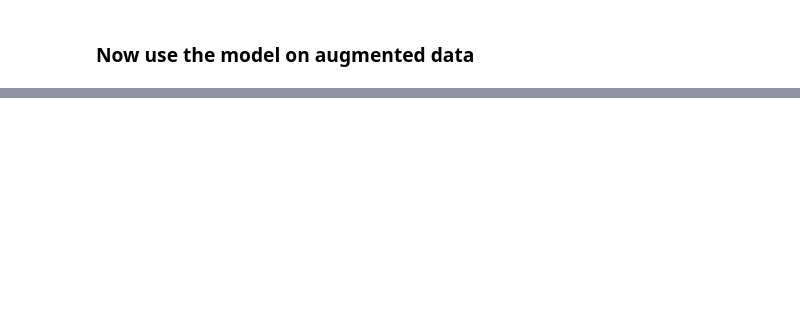
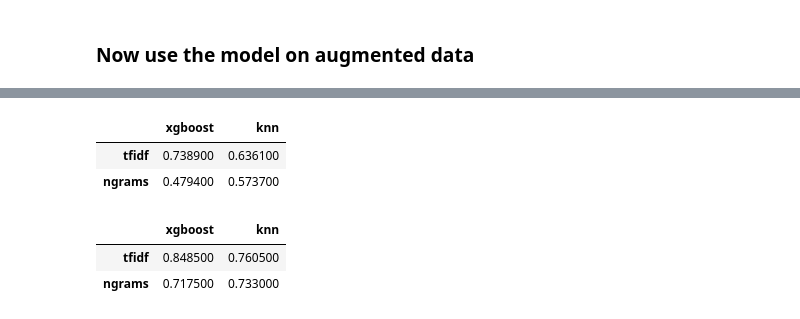
Before and after one commit to echemochek/nlp-albumentation-with-yelp-reviews, a Jupyter notebook: nlp_albumentation_yelp.ipynb, the cells around one changed output, grey strips where cells are left out. Drawn from its saved outputs; the diff is of its cells as text; code cells hidden in the pictures; blank space fills up the shorter version.

```diff
--- a/nlp_albumentation_yelp.ipynb
+++ b/nlp_albumentation_yelp.ipynb
@@ -735,0 +652,38 @@ dataSentiment.head()
+# %%
+# drop null values
+df.dropna(inplace=True)
+
+# label encode and add new column
+df['category'] = encoder.transform(df['polarity'])
+
+# save as training
+xTrnAug = df["text"]
+yTrnAug = df['category']
+
+
+# models and inputs
+modelList = ['xgboost', 'knn']
+dataFormats = ['tfidf', 'ngrams']
+trainedModelsAug = [] # to store the models we train to use later
+
+# fit model, train on training data, test on the testing set, append scores to dictionaries
+for model in modelList:
+    for dataFormat in dataFormats:
+
+        # vectorize
+        xtrainVectorized = vectorizeStep(xTrnAug, outputFormat=dataFormat)
+        xtestVectorized = vectorizeStep(xTst, outputFormat=dataFormat)
+
+        # train
+        trainedModel = trainStep(model, xtrainVectorized, yTrnAug)
+
+        # predict
+        ypreds = predictStep(trainedModel, xtestVectorized)
+
+        # evaluate
+        metrics = evaluateStep(yTst, ypreds)
+
+        # append trained models to a list and metrics to a dictionary
+        trainedModelsAug.append(trainedModel)
+        f1ScoreMetricsAug[model].append(metrics[2])
+        accuracyScoreMetricsAug[model].append(metrics[3])
@@ -735,0 +693,22 @@ dataSentiment.head()
+# %%
+# display f1 scores in a formatted dataframe
+f1_df = pd.DataFrame.from_dict(f1ScoreMetrics)
+f1_df.set_index([pd.Index(dataFormats)], inplace=True)
+
+maxVal = f1_df.max().max()
+f1_df.style.applymap(highlight_cells)
+# %% [output]
+|  | xgboost | knn |
+| tfidf | 0.738900 | 0.636100 |
+| ngrams | 0.479400 | 0.573700 |
+# %%
+# display recall scores in a formatted dataframe
+accuracy_df = pd.DataFrame.from_dict(accuracyScoreMetrics)
+accuracy_df.set_index([pd.Index(dataFormats)], inplace=True)
+
+maxVal = accuracy_df.max().max()
+accuracy_df.style.applymap(highlight_cells)
+# %% [output]
+|  | xgboost | knn |
+| tfidf | 0.848500 | 0.760500 |
+| ngrams | 0.717500 | 0.733000 |
```
Also changed, not shown: parts of 62 cells of this notebook, 1 other file.
